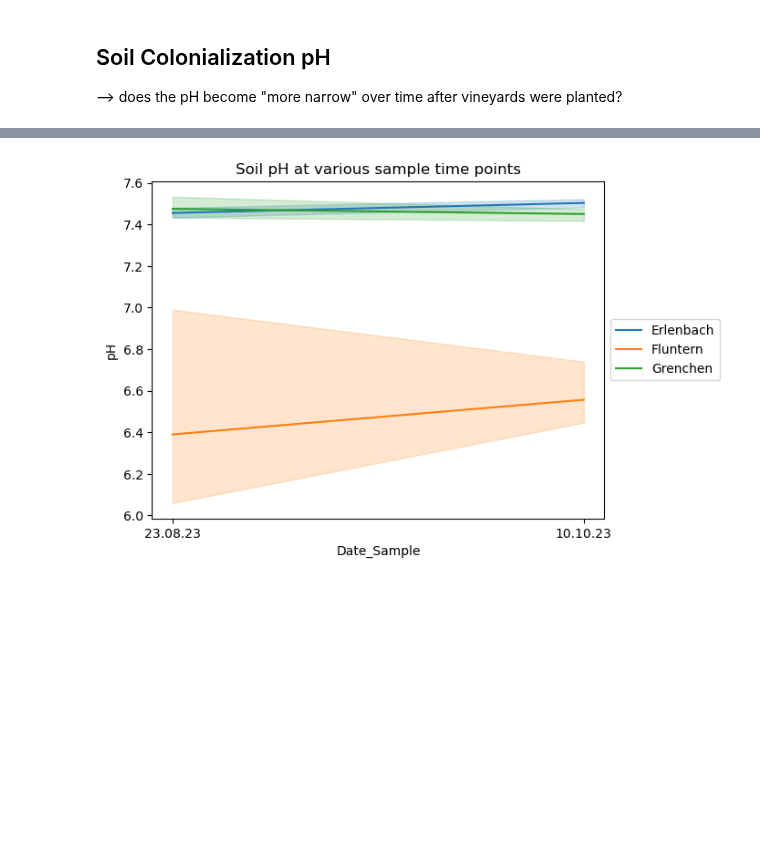
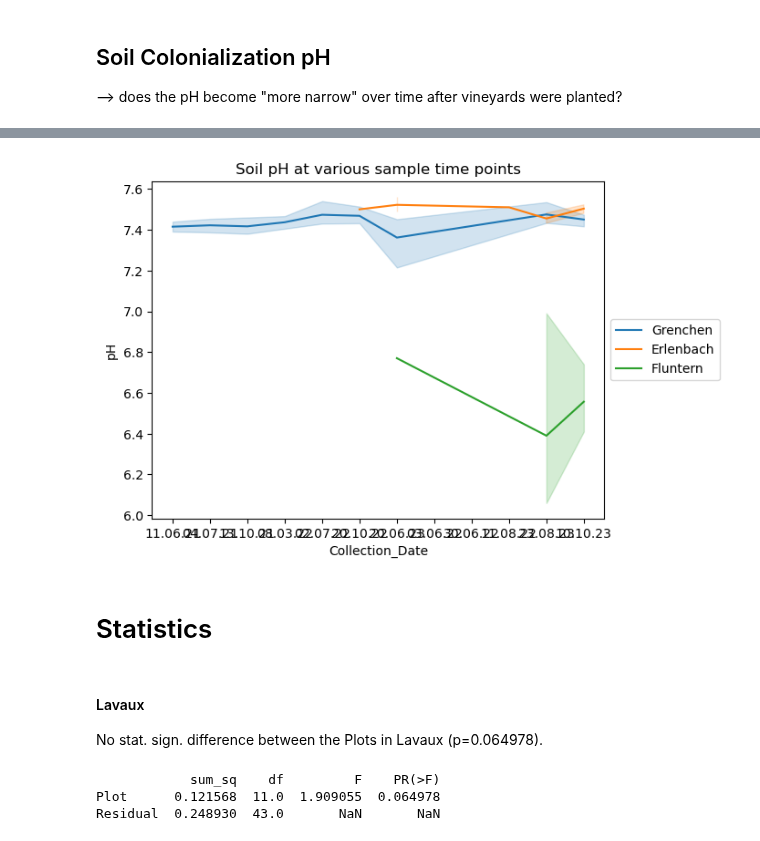
Before and after one commit to bokulich-publications/microterroir, a Jupyter notebook: Soil_Analysis.ipynb, the cells around one changed output, grey strips where cells are left out. Drawn from its saved outputs; the diff is of its cells as text; code cells hidden in the pictures; blank space fills up the shorter version.

```diff
--- a/Soil_Analysis.ipynb
+++ b/Soil_Analysis.ipynb
@@ -145,7 +164,6 @@ plt.show()
 # %% [markdown]
 # Soil pH
 # %%
-df = pd.read_csv('Soil_pH_LavauxColonialization.csv', index_col=0)
-
-df.head()
+df_pH = pd.read_csv('Soil_pH_LavauxColonialization.csv', index_col=0)
+df_pH
 # %% [output]
@@ -194,5 +242,4 @@ ValueError: Could not interpret value `Date_Sample` for parameter `x`
 --> does the pH become "more narrow" over time after vineyards were planted?
 # %%
 # filter df to only contain Lavaux samples
-SC_pH = df[df["Location"] != "Lavaux"]
-SC_pH.head()
+SC_pH = df_pH[df_pH["Location"] != "Lavaux"]
@@ -207,8 +246,23 @@ SC_pH.head()
 # %%
 # Plot scatterplot with colors based on Plot
-sns.lineplot(data=SC_pH, x='Date_Sample', y='pH', hue=SC_pH.Location)
+sns.lineplot(data=SC_pH, x='Collection_Date', y='pH', hue=SC_pH.Location)
 plt.title('Soil pH at various sample time points')
 plt.legend(loc='center left', bbox_to_anchor=(1, 0.5))
 plt.show()
 # %% [output]
-[figure, old version]
+[figure, new version]
+# %% [markdown]
+# Statistics
+# %% [markdown]
+#### Lavaux
+No stat. sign. difference between the Plots in Lavaux (p=0.064978).
+# %%
+#  ANOVA
+model = ols('pH ~ Plot', data=Lavaux_pH).fit()
+anova_table = sm.stats.anova_lm(model, typ=2)
+
+print(anova_table)
+# %% [output]
+            sum_sq    df         F    PR(>F)
+Plot      0.121568  11.0  1.909055  0.064978
+Residual  0.248930  43.0       NaN       NaN
```
Also changed, not shown: parts of 21 cells of this notebook, 8 other files.
